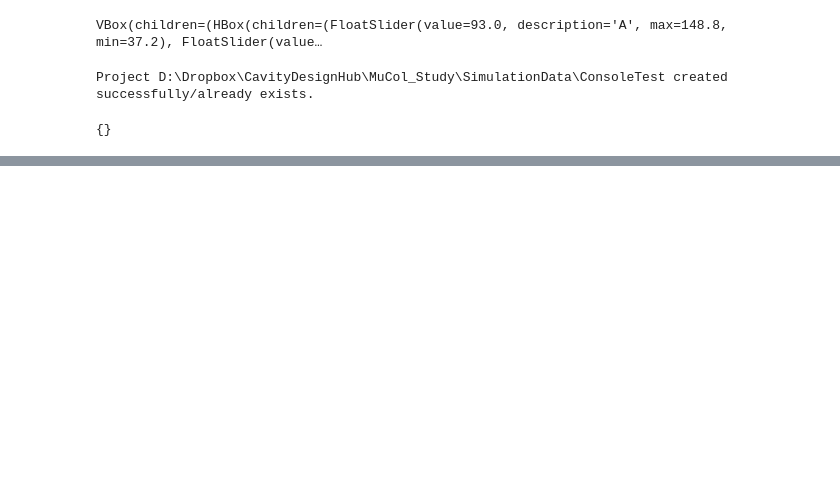
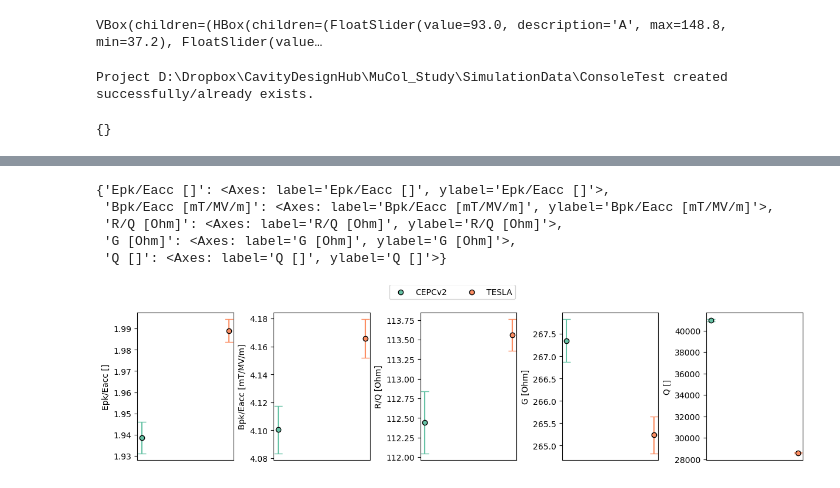
Before and after one commit to Dark-Elektron/cavsim2d, a Jupyter notebook: notebooks/Untitled.ipynb, the cells around one changed output, grey strips where cells are left out. Cells and saved outputs as stored; diff of their text form; code cells hidden in the pictures; blank space fills up the shorter version.

```diff
--- a/notebooks/Untitled.ipynb
+++ b/notebooks/Untitled.ipynb
@@ -136,0 +146,9 @@ cavs.plot_compare_fm_bar(uq=True)
+# %%
+cavs.plot_compare_fm_scatter(uq=True)
+# %% [output]
+{'Epk/Eacc []': <Axes: label='Epk/Eacc []', ylabel='Epk/Eacc []'>,
+ 'Bpk/Eacc [mT/MV/m]': <Axes: label='Bpk/Eacc [mT/MV/m]', ylabel='Bpk/Eacc [mT/MV/m]'>,
+ 'R/Q [Ohm]': <Axes: label='R/Q [Ohm]', ylabel='R/Q [Ohm]'>,
+ 'G [Ohm]': <Axes: label='G [Ohm]', ylabel='G [Ohm]'>,
+ 'Q []': <Axes: label='Q []', ylabel='Q []'>}
+[figure, added]
```
Also changed, not shown: parts of 5 cells of this notebook, 5 other files.
